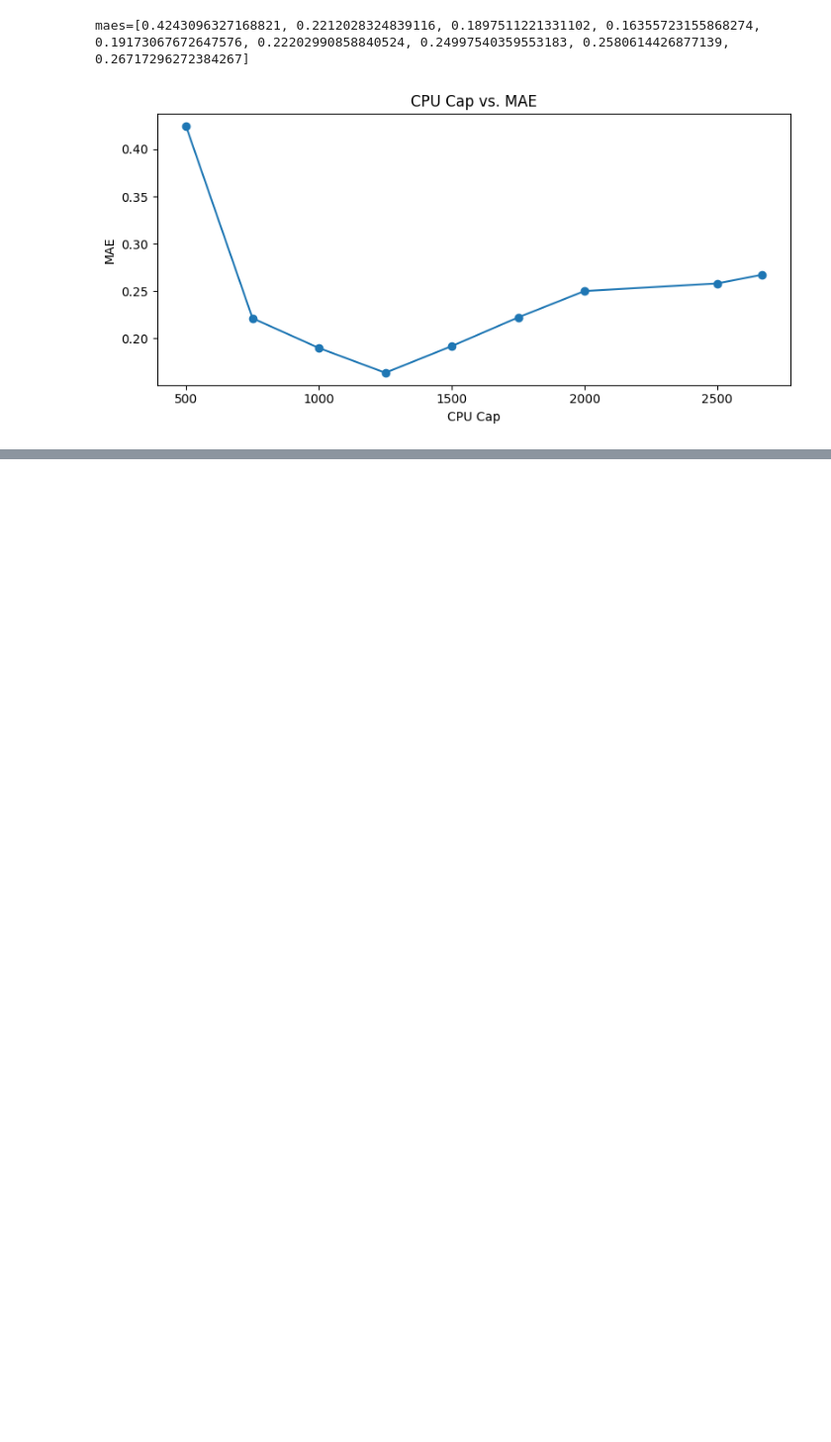
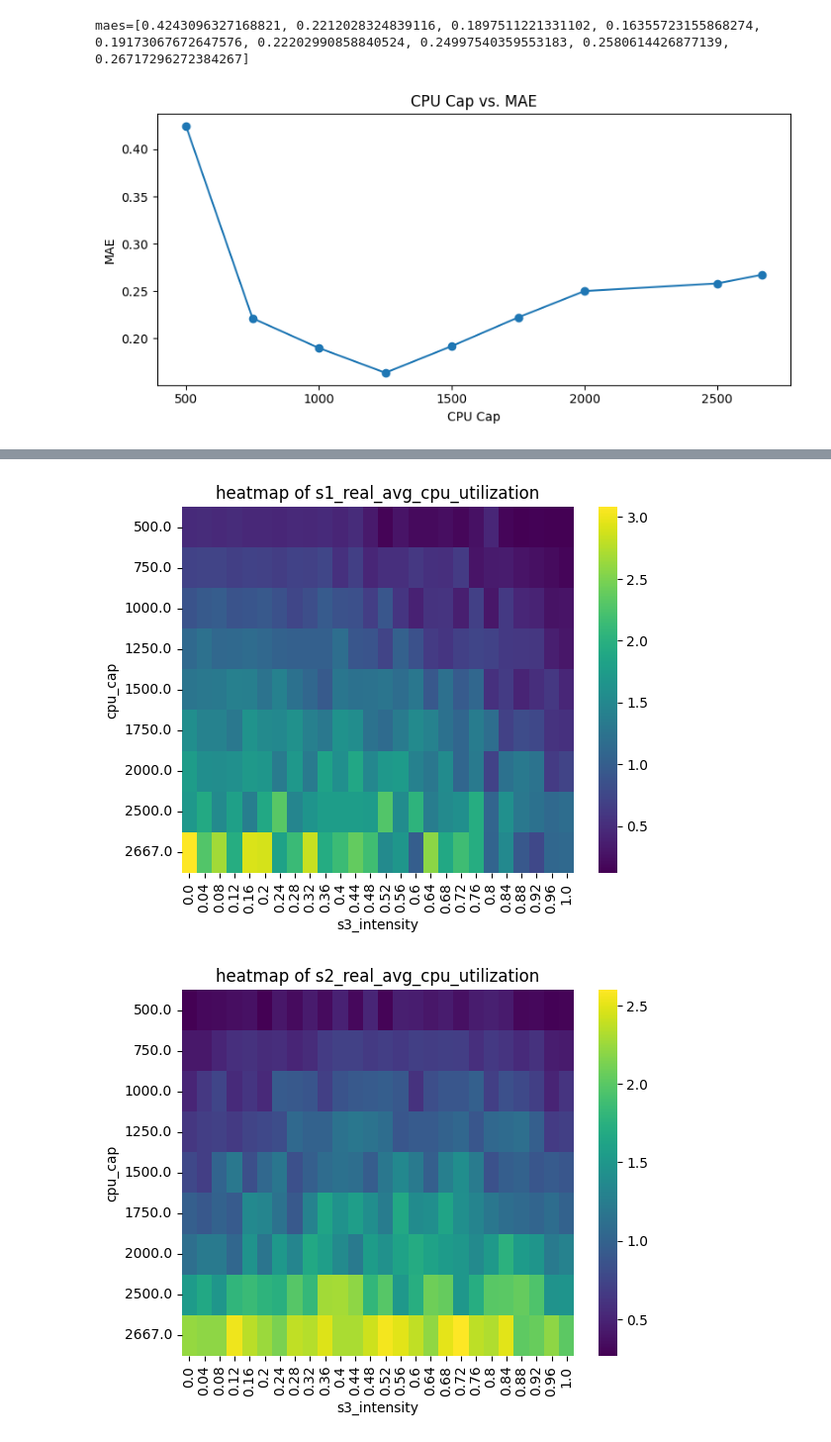
Before and after one commit to wmeijer221/muBench-experiment, a Jupyter notebook: gssi_experiment/gateway_aggregator/gateway_aggregator_analysis_global.ipynb, the cells around one changed output, grey strips where cells are left out. Shown at 99% size. Saved outputs shown, nothing was run; the diff lists cells and outputs as text; code cells hidden in the pictures; blank space fills up the shorter version.

Commit message:
global CPU utilization analysis

```diff
--- a/gssi_experiment/gateway_aggregator/gateway_aggregator_analysis_global.ipynb
+++ b/gssi_experiment/gateway_aggregator/gateway_aggregator_analysis_global.ipynb
@@ -57,8 +57,10 @@ columns = [
 ]
 # Results CPU utilization.
 services = ["s1", "s2", "s3", "gateway-aggregator"]
-columns.extend([f"{service}_real_avg_cpu_utilization" for service in services])
-columns.extend([f"{service}_synth_cpu_utilization" for service in services])
+real_cpu_key_format = "{service}_real_avg_cpu_utilization"
+columns.extend([real_cpu_key_format.format(service=service) for service in services])
+synth_cpu_key_format = "{service}_synth_cpu_utilization"
+columns.extend([synth_cpu_key_format.format(service=service) for service in services])
 
 df = pd.DataFrame(columns=columns)
 
@@ -160,7 +162,7 @@ for experiment_folder in iterate_through_folders(base_path):
             synth_data_point = synth_df[synth_df["N_A"] == MAX_STEPS - step]
 
             # Gets request latency data.
-            real_avg_latency_ms = get_mubench_results(step_folder)
+            real_cpu_key = get_mubench_results(step_folder)
             synth_latency_ms = synth_data_point["R0"].values[0]
 
             # Gets CPU utilization data.
@@ -178,7 +180,7 @@ for experiment_folder in iterate_through_folders(base_path):
                 cpu_cap,
                 start_time,
                 end_time,
-                real_avg_latency_ms,
+                real_cpu_key,
                 synth_latency_ms,
                 n_utilization_readings,
                 *utilization_data,
@@ -440,0 +451,7 @@ create_multi_line_charts(x_values, y_values, x_labels, y_labels)
+# %%
+or_df = df[df["replications"] == 1]
+or_df.describe()
+
+or_df = or_df.groupby(["cpu_cap", "s3_intensity"]).mean().reset_index()
+
+or_df
@@ -440,0 +472,8 @@ create_multi_line_charts(x_values, y_values, x_labels, y_labels)
+# %%
+for service in services:
+    real_cpu_key = real_cpu_key_format.format(service=service)
+    # synth_avg_latency_ms = synth_avg_name_format.format(service=service)
+    create_heatmap(or_df, "s3_intensity", "cpu_cap", real_cpu_key)
+# %% [output]
+[figure, added]
+[figure, added]
```
Also changed, not shown: parts of 14 cells of this notebook, 1 other file.
